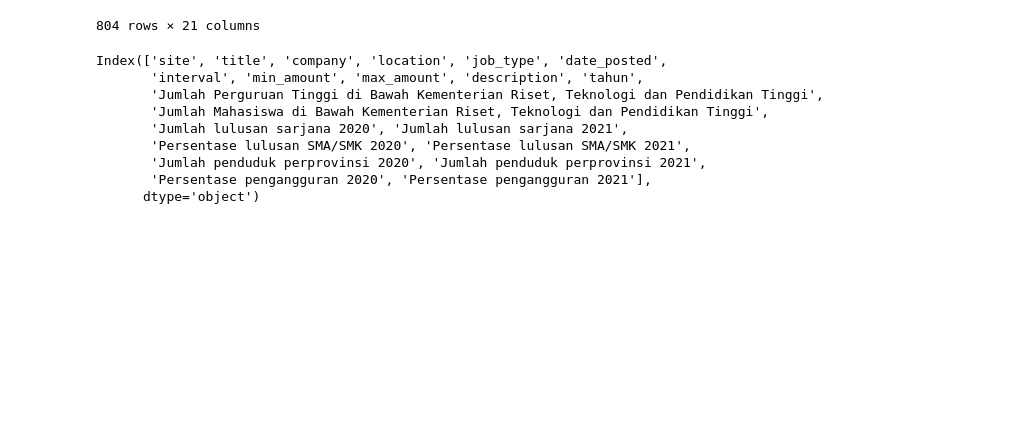
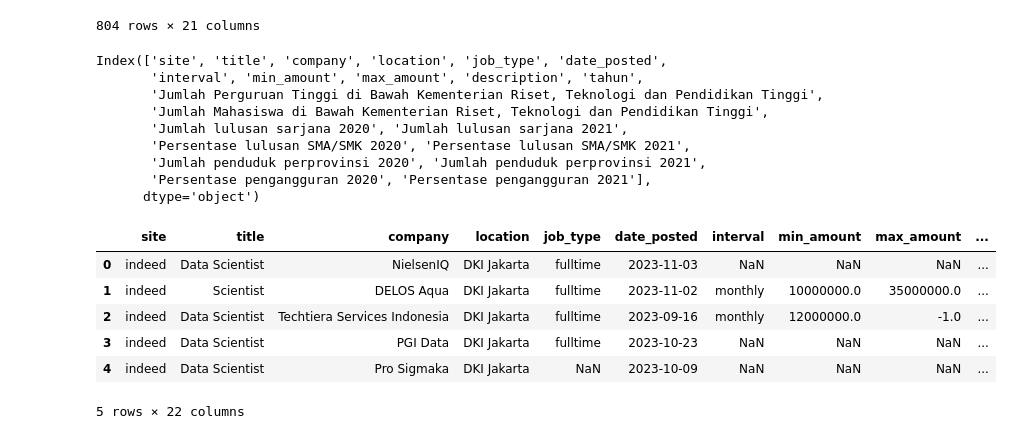
Before and after one commit to salwamhrn11/end-to-end, a Jupyter notebook: transform/transform.ipynb, the cells around one changed output. Cells and saved outputs as stored; diff of their text form; code cells hidden in the pictures; blank space fills up the shorter version.

```diff
--- a/transform/transform.ipynb
+++ b/transform/transform.ipynb
@@ -254,3 +254,18 @@ Index(['site', 'title', 'company', 'location', 'job_type', 'date_posted',
        'Jumlah penduduk perprovinsi 2020', 'Jumlah penduduk perprovinsi 2021',
        'Persentase pengangguran 2020', 'Persentase pengangguran 2021'],
       dtype='object')
+# %%
+valueLocation = fullData['location'].value_counts().reset_index()
+valueLocation.columns = ['location', 'Jumlah Job setiap Provinsi']
+# %%
+#merge ke fulldata
+fullData = pd.merge(fullData, valueLocation, left_on='location', right_on='location', how='outer')
+fullData.head(5)
+# %% [output]
+|  | site | title | company | location | job_type | date_posted | interval | min_amount | max_amount | ... |
+| 0 | indeed | Data Scientist | NielsenIQ | DKI Jakarta | fulltime | 2023-11-03 | NaN | NaN | NaN | ... |
+| 1 | indeed | Scientist | DELOS Aqua | DKI Jakarta | fulltime | 2023-11-02 | monthly | 10000000.0 | 35000000.0 | ... |
+| 2 | indeed | Data Scientist | Techtiera Services Indonesia | DKI Jakarta | fulltime | 2023-09-16 | monthly | 12000000.0 | -1.0 | ... |
+| 3 | indeed | Data Scientist | PGI Data | DKI Jakarta | fulltime | 2023-10-23 | NaN | NaN | NaN | ... |
+| 4 | indeed | Data Scientist | Pro Sigmaka | DKI Jakarta | NaN | 2023-10-09 | NaN | NaN | NaN | ... |
+5 rows × 22 columns
```
Also changed, not shown: parts of 7 cells of this notebook.
